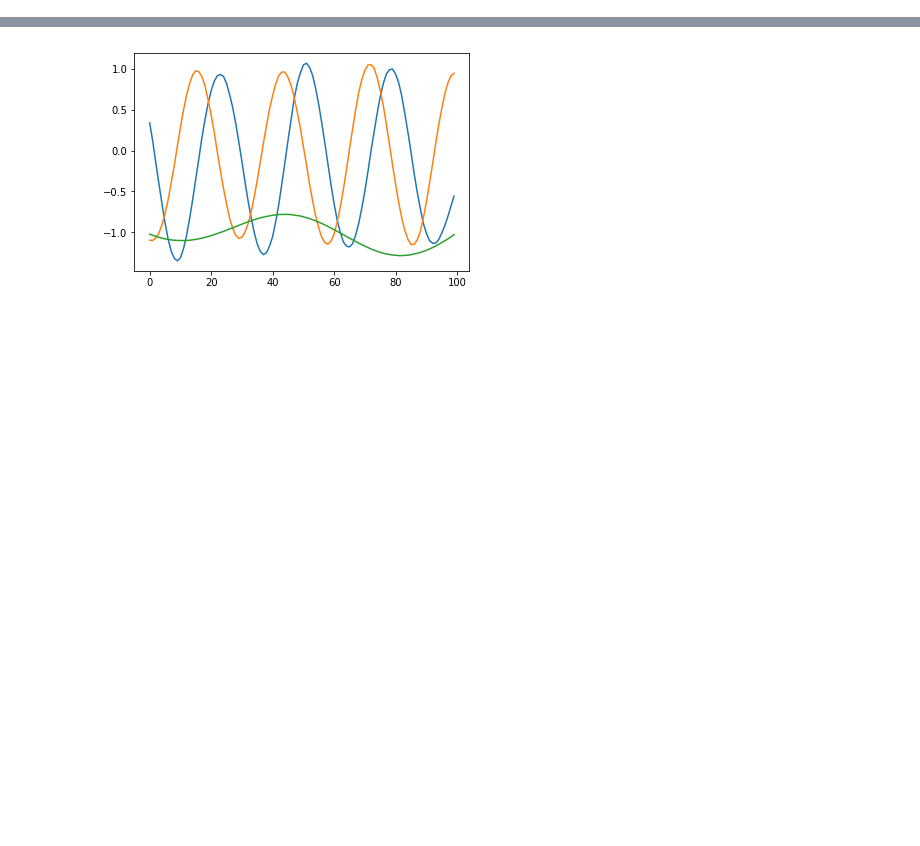
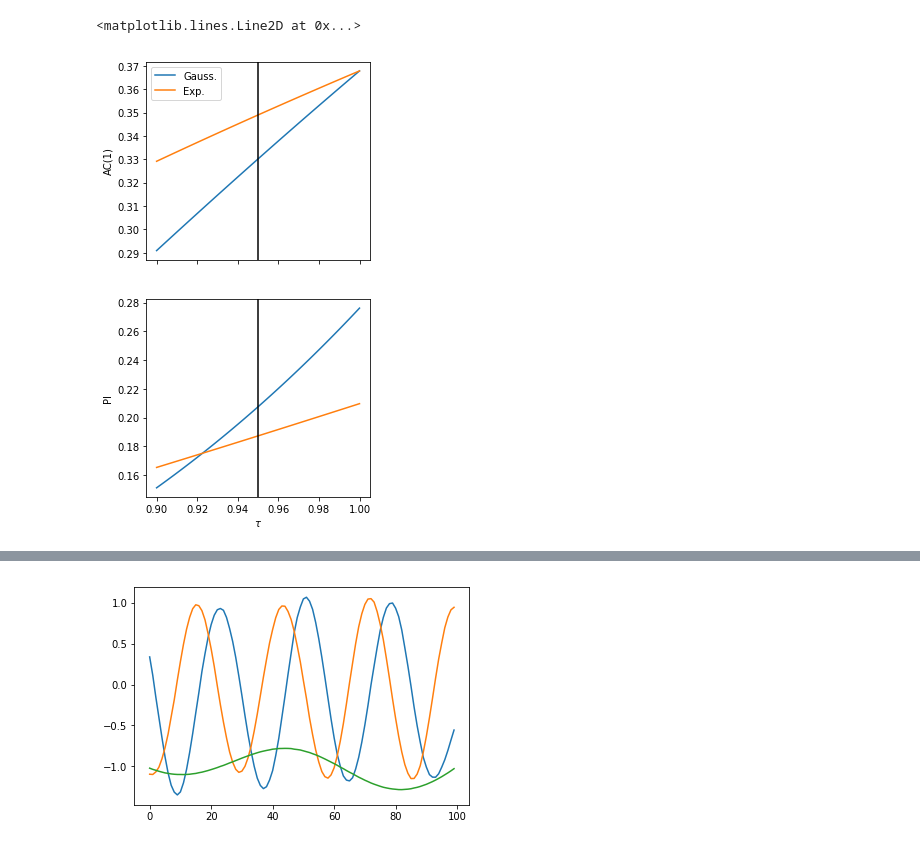
Before and after one commit to BouchardLab/DynamicalComponentsAnalysis, a Jupyter notebook: notebooks/methods_comparison_testing.ipynb, the cells around one changed output, grey strips where cells are left out. Saved outputs shown, nothing was run; the diff lists cells and outputs as text; code cells hidden in the pictures; blank space fills up the shorter version.

```diff
--- a/notebooks/methods_comparison_testing.ipynb
+++ b/notebooks/methods_comparison_testing.ipynb
@@ -8,0 +51,35 @@ from cca import synth_data
+# %%
+T = 50
+noise = .0001
+taus = np.linspace(.9, 1., 100)
+gauss_pi = np.zeros_like(taus)
+exp_pi = np.zeros_like(taus)
+gauss_ac1 = np.zeros_like(taus)
+exp_ac1 = np.zeros_like(taus)
+# %%
+for ii, tau in enumerate(taus):
+    gauss_k = synth_data.gen_gp_kernel('squared_exp', spatial_scale=1, temporal_scale=tau, local_noise=noise)
+    exp_k = synth_data.gen_gp_kernel('exp', spatial_scale=1, temporal_scale=tau, local_noise=noise)
+    gauss_cov = synth_data.gen_gp_cov(T, 1, gauss_k)
+    exp_cov = synth_data.gen_gp_cov(T, 1, exp_k)
+    gauss_ac1[ii] = gauss_cov[0, 1]
+    exp_ac1[ii] = exp_cov[0, 1]
+    gauss_pi[ii] = synth_data.calc_pi_for_gp(T, 1, gauss_k)
+    exp_pi[ii] = synth_data.calc_pi_for_gp(T, 1, exp_k)
+# %%
+tau = .95
+f, (ax1, ax2) = plt.subplots(2, sharex=True, figsize=(4, 8))
+ax1.plot(taus, gauss_ac1, label='Gauss.')
+ax1.plot(taus, exp_ac1, label='Exp.')
+ax1.set_ylabel('AC(1)')
+ax1.axvline(tau, 0, 1, c='k')
+ax1.legend(loc='best')
+
+ax2.plot(taus, gauss_pi)
+ax2.plot(taus, exp_pi)
+ax2.set_xlabel(r'$\tau$')
+ax2.set_ylabel('PI')
+ax2.axvline(tau, 0, 1, c='k')
+# %% [output]
+<matplotlib.lines.Line2D at 0x...>
+[figure, added]
```
Also changed, not shown: parts of 31 cells of this notebook, 3 other files.
